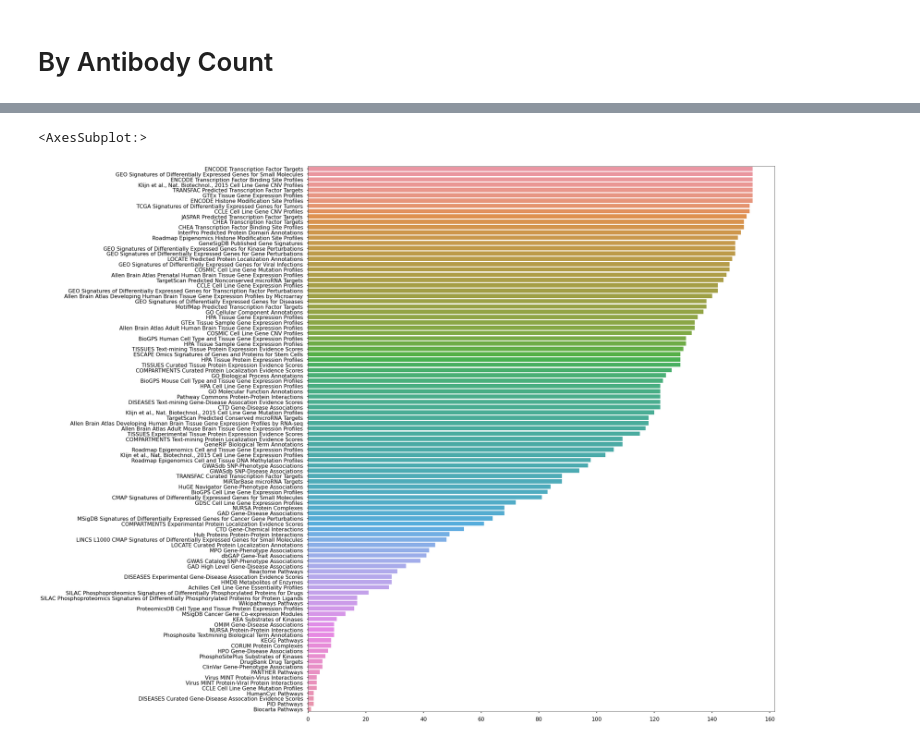
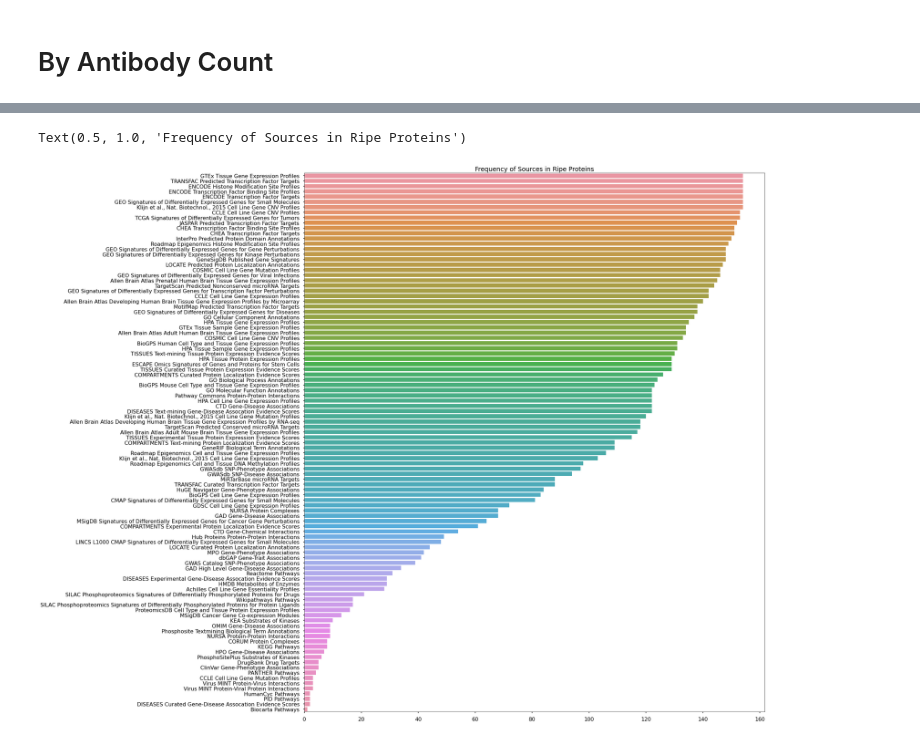
Before and after one commit to jbofill10/Pharos-Target-Examination, a Jupyter notebook: Visualizations.ipynb, the cells around one changed output, grey strips where cells are left out. Saved outputs shown, nothing was run; the diff lists cells and outputs as text; code cells hidden in the pictures.

```diff
--- a/Visualizations.ipynb
+++ b/Visualizations.ipynb
@@ -313,14 +289,15 @@ by_ab
 # %%
 hgram_ripe = hgram[hgram['protein_id'].isin(ripe_proteins['id'])]
 
 type_counts = hgram_ripe['type'].value_counts().sort_values(ascending=False)
 
-top40 = type_counts
+ripe_source_counts = type_counts.keys()
 plt.figure(figsize=(25,30))
-sns.barplot(y=top40.keys(), x=top40.values)
+sns.barplot(y=type_counts.keys(), x=type_counts.values)
+plt.title('Frequency of Sources in Ripe Proteins')
 # %% [output]
-<AxesSubplot:>
+Text(0.5, 1.0, 'Frequency of Sources in Ripe Proteins')
-[figure, old version]
+[figure, new version]
 # %%
 non_ripe_tdark = hgram[~hgram['protein_id'].isin(ripe_proteins['id'])]
 type_count_not_ripe = non_ripe_tdark['type'].value_counts().sort_values(ascending=False)
```
Also changed, not shown: parts of 12 cells of this notebook, 1 other file.
